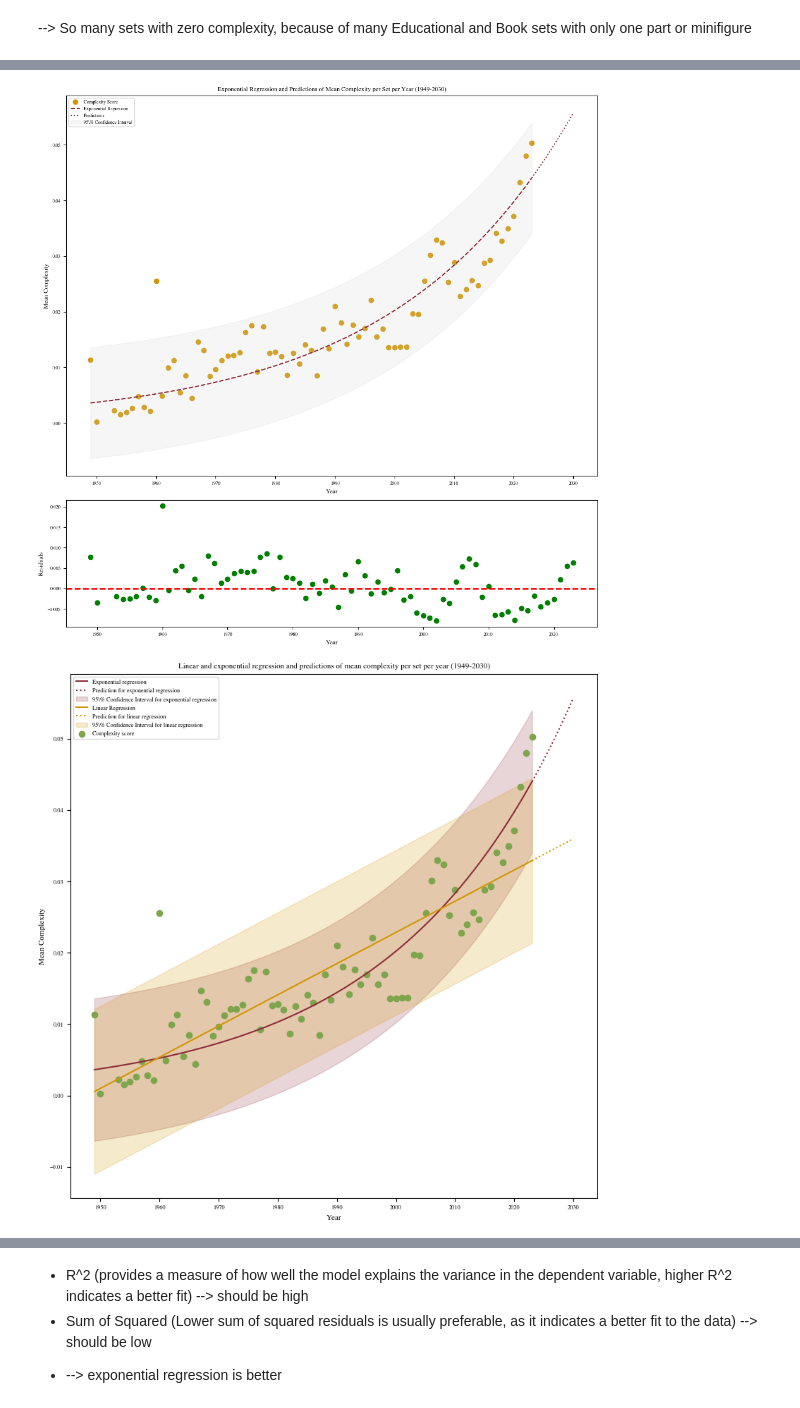
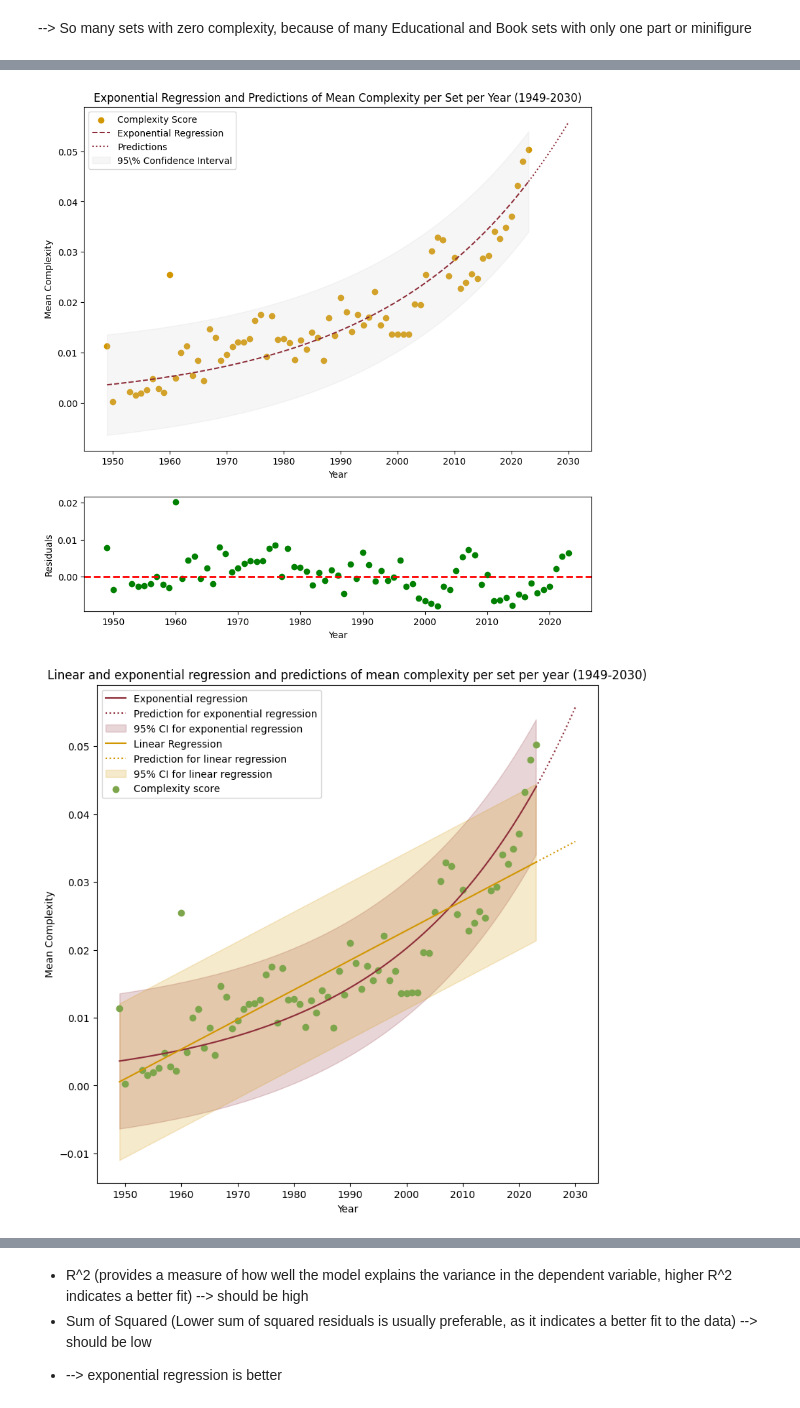
Before and after one commit to eddiebeach99/Data_Literacy, a Jupyter notebook: Analysis/complexity_regression.ipynb, the cells around one changed output, grey strips where cells are left out. Drawn from its saved outputs; the diff is of its cells as text; code cells hidden in the pictures.

Commit message:
changed plot layout

```diff
--- a/Analysis/complexity_regression.ipynb
+++ b/Analysis/complexity_regression.ipynb
@@ -18,7 +18,7 @@ from tueplots.constants.color import rgb
 # e.g. as rgb.tue_blue, rgb.tue_red, etc.
 
 # set plotting stylesheet
-plt.rcParams.update(bundles.icml2022(column='full', nrows=1, ncols=2, usetex=False))
+#plt.rcParams.update(bundles.icml2022(column='full', nrows=1, ncols=2, usetex=False))
 # %%
 ##### Observe data if it is gaussian distibuted #####
 
@@ -184,7 +184,7 @@ def exponential_regression_complexity(df):
 # call the function
 exponential_regression_complexity(data)
 # %% [output]
-[figure, old version]
+[figure, new version]
 # %%
 ##### Plot both regressions #####
 
@@ -193,7 +193,7 @@ def regression_complexity(df):
     mean_complexity_per_set_per_year = df.groupby('year')['complexity_score'].mean().reset_index(name='complexity_score')
 
     # create the plot
-    fig, ax = plt.subplots(1, 1, figsize=(8, 8))
+    fig, ax = plt.subplots(1, 1, figsize=(9, 9))
 
     x = mean_complexity_per_set_per_year['year'].values.reshape(-1, 1)
     y = mean_complexity_per_set_per_year['complexity_score'].values
@@ -228,7 +228,7 @@ def regression_complexity(df):
     upper_bound_exp = y_pred_exp + t_exp * se_exp
 
     # plot the confidence intervals
-    ax.fill_between(x.flatten(), lower_bound_exp, upper_bound_exp, color=rgb.tue_red, alpha=0.2, label='95\% Confidence Interval for exponential regression')
+    ax.fill_between(x.flatten(), lower_bound_exp, upper_bound_exp, color=rgb.tue_red, alpha=0.2, label='95% CI for exponential regression')
 
     # make linear regression
     model_linear = LinearRegression().fit(x, y)
@@ -249,35 +249,35 @@ def regression_complexity(df):
     k = 2  # number of parameters in the model
     se_linear = np.sqrt(mse_linear / (n - k))
 
     # plot standard error
     #ax1.fill_between(x.flatten(), y_pred - se, y_pred + se, color='lightgrey', alpha=0.5, label='Standard Error')
 
     # calculate the confidence intervals
     t_linear = scipy.stats.t.ppf(0.975, df=n-k)  # two-sided 95% confidence interval t-value
     lower_bound_linear = y_pred_linear - t_linear * se_linear
     upper_bound_linear = y_pred_linear + t_linear * se_linear
 
     # plot the confidence intervals
-    ax.fill_between(x.flatten(), lower_bound_linear, upper_bound_linear, color=rgb.tue_orange, alpha=0.2, label='95\% Confidence Interval for linear regression')
+    ax.fill_between(x.flatten(), lower_bound_linear, upper_bound_linear, color=rgb.tue_orange, alpha=0.2, label='95% CI for linear regression')
 
     # plot the original data
     ax.scatter(x, y, label='Complexity score', color = rgb.tue_green)
 
     # add title and labels
     ax.set_title('Linear and exponential regression and predictions of mean complexity per set per year (1949-2030)')
     ax.set_xlabel('Year')
     ax.set_ylabel('Mean Complexity')
     ax.legend()
 
     # save plot
     plt.savefig('../Images/Regressions.pdf')
 
     plt.show()
 
 # call the function
 regression_complexity(data)
 # %% [output]
-[figure, old version]
+[figure, new version]
 # %%
 ##### Compare the regressions #####
 
```
Also changed, not shown: parts of 3 cells of this notebook, 8 other files.
